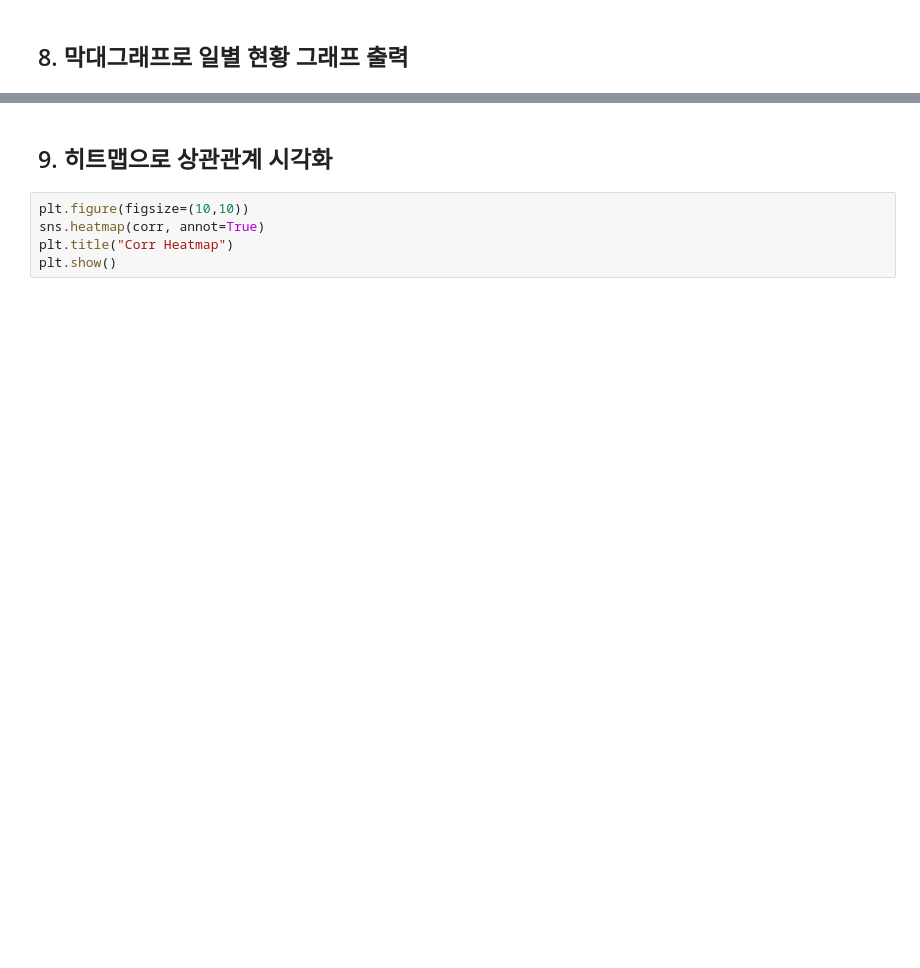
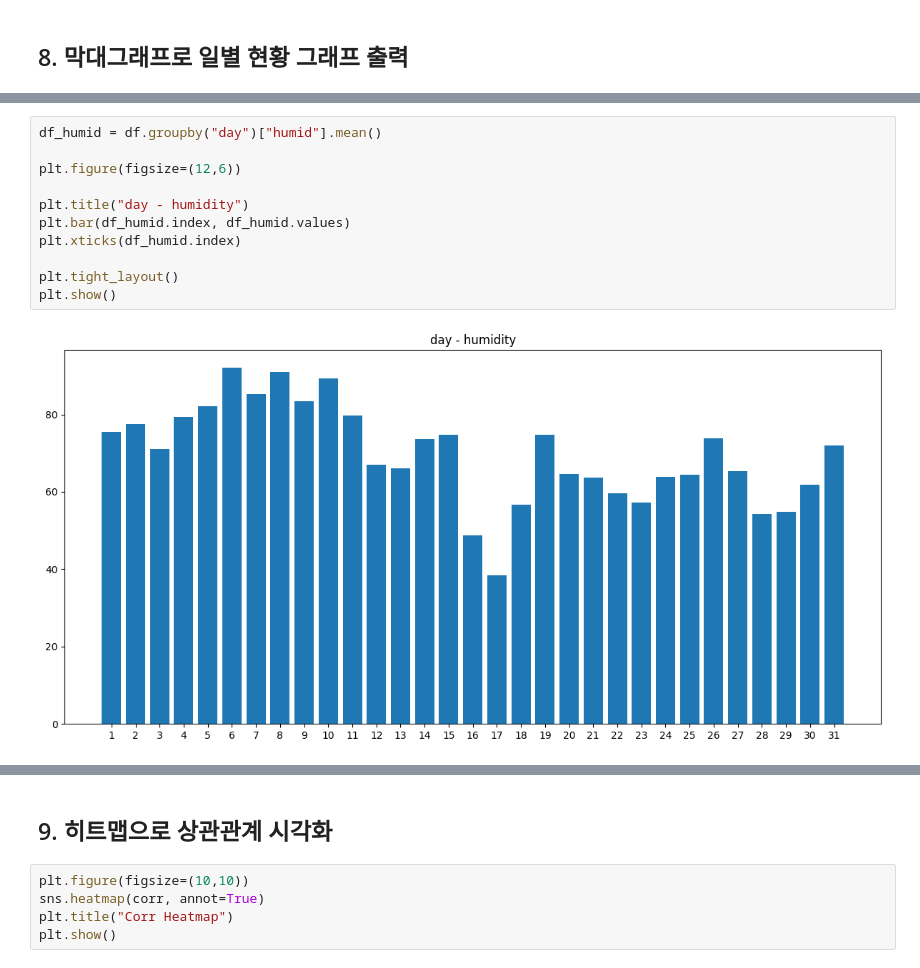
Before and after one commit to WaltDev29/Course_AI_Data_Preprocessing, a Jupyter notebook: Python/final_exam/final_exam.ipynb, the cells around one changed output, grey strips where cells are left out. Cells and saved outputs as stored; diff of their text form; blank space fills up the shorter version.

```diff
--- a/Python/final_exam/final_exam.ipynb
+++ b/Python/final_exam/final_exam.ipynb
@@ -213,0 +326,13 @@ plt.show()
+# %%
+df_humid = df.groupby("day")["humid"].mean()
+
+plt.figure(figsize=(12,6))
+
+plt.title("day - humidity")
+plt.bar(df_humid.index, df_humid.values)
+plt.xticks(df_humid.index)
+
+plt.tight_layout()
+plt.show()
+# %% [output]
+[figure, added]
```
Also changed, not shown: parts of 21 cells of this notebook, 1 other file.
